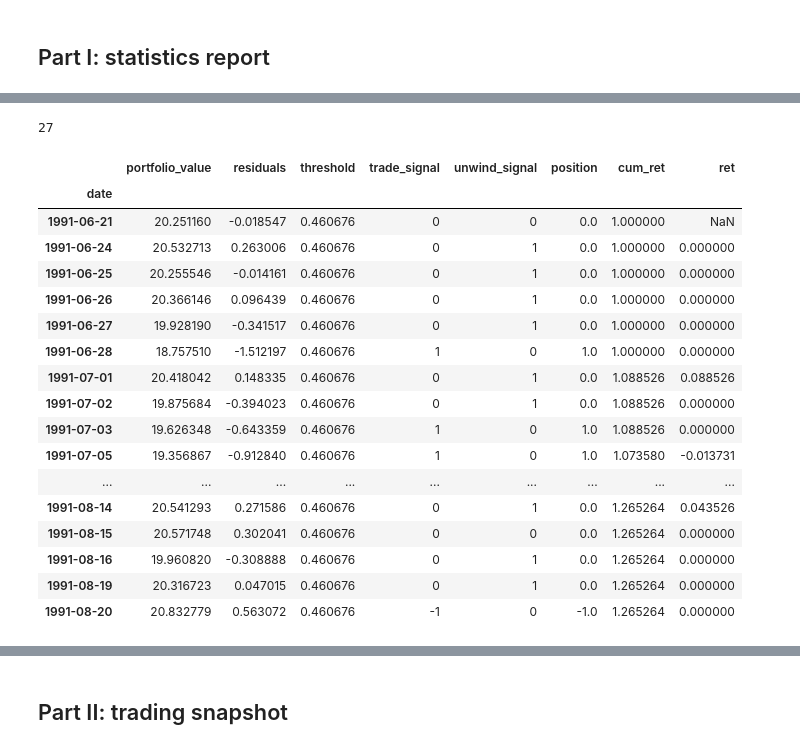
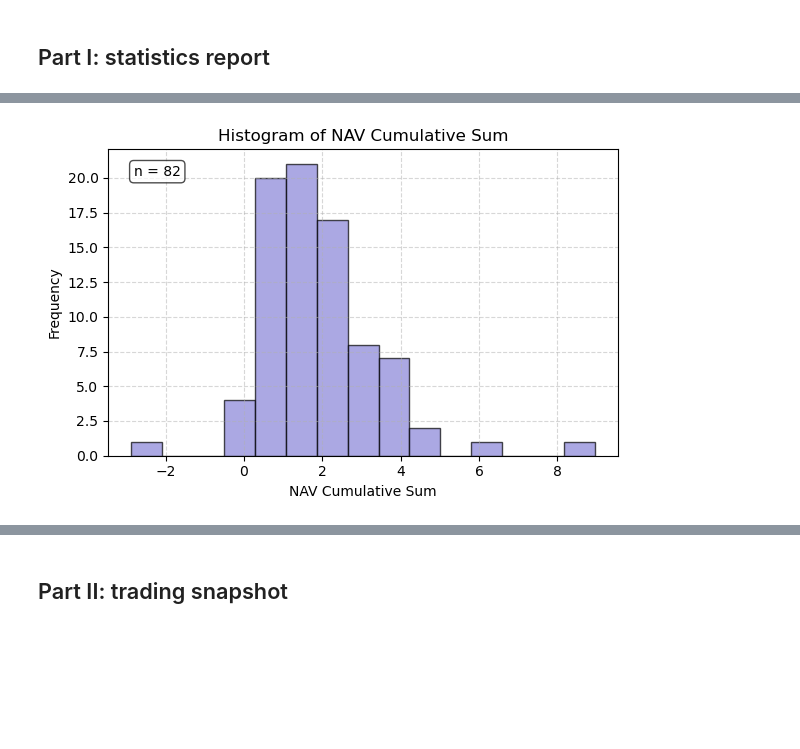
Before and after one commit to KeyangPan/PairsTrading, a Jupyter notebook: main_MRP_visualization.ipynb, the cells around one changed output, grey strips where cells are left out. Cells and saved outputs as stored; diff of their text form; code cells hidden in the pictures; blank space fills up the shorter version.

Commit message:
finished results visualization

```diff
--- a/main_MRP_visualization.ipynb
+++ b/main_MRP_visualization.ipynb
@@ -242,25 +142,17 @@ Name: daily_ret, dtype: float64
-# %%
-np.argmax(stats_df['cum_return'])
-# %% [output]
-27
-# %%
-test_list_filtered[5]
-# %% [output]
-|  | portfolio_value | residuals | threshold | trade_signal | unwind_signal | position | cum_ret | ret |
-| date |  |  |  |  |  |  |  |  |
-| 1991-06-21 | 20.251160 | -0.018547 | 0.460676 | 0 | 0 | 0.0 | 1.000000 | NaN |
-| 1991-06-24 | 20.532713 | 0.263006 | 0.460676 | 0 | 1 | 0.0 | 1.000000 | 0.000000 |
-| 1991-06-25 | 20.255546 | -0.014161 | 0.460676 | 0 | 1 | 0.0 | 1.000000 | 0.000000 |
-| 1991-06-26 | 20.366146 | 0.096439 | 0.460676 | 0 | 1 | 0.0 | 1.000000 | 0.000000 |
-| 1991-06-27 | 19.928190 | -0.341517 | 0.460676 | 0 | 1 | 0.0 | 1.000000 | 0.000000 |
-| 1991-06-28 | 18.757510 | -1.512197 | 0.460676 | 1 | 0 | 1.0 | 1.000000 | 0.000000 |
-| 1991-07-01 | 20.418042 | 0.148335 | 0.460676 | 0 | 1 | 0.0 | 1.088526 | 0.088526 |
-| 1991-07-02 | 19.875684 | -0.394023 | 0.460676 | 0 | 1 | 0.0 | 1.088526 | 0.000000 |
-| 1991-07-03 | 19.626348 | -0.643359 | 0.460676 | 1 | 0 | 1.0 | 1.088526 | 0.000000 |
-| 1991-07-05 | 19.356867 | -0.912840 | 0.460676 | 1 | 0 | 1.0 | 1.073580 | -0.013731 |
-| ... | ... | ... | ... | ... | ... | ... | ... | ... |
-| 1991-08-14 | 20.541293 | 0.271586 | 0.460676 | 0 | 1 | 0.0 | 1.265264 | 0.043526 |
-| 1991-08-15 | 20.571748 | 0.302041 | 0.460676 | 0 | 0 | 0.0 | 1.265264 | 0.000000 |
-| 1991-08-16 | 19.960820 | -0.308888 | 0.460676 | 0 | 1 | 0.0 | 1.265264 | 0.000000 |
-| 1991-08-19 | 20.316723 | 0.047015 | 0.460676 | 0 | 1 | 0.0 | 1.265264 | 0.000000 |
-| 1991-08-20 | 20.832779 | 0.563072 | 0.460676 | -1 | 0 | -1.0 | 1.265264 | 0.000000 |
+# %%
+# Plot 1: Histogram of nav_cumsum
+
+def plot_nav_cumsum(stats_df):
+    plt.figure(figsize=(6, 4))
+    plt.hist(stats_df['nav_cumsum'], bins=15, color='#8884d8', alpha=0.7, edgecolor='black')
+    plt.title('Histogram of NAV Cumulative Sum')
+    plt.xlabel('NAV Cumulative Sum')
+    plt.ylabel('Frequency')
+    plt.grid(True, linestyle='--', alpha=0.5)
+    plt.text(0.05, 0.95, f'n = {len(stats_df)}', transform=plt.gca().transAxes,
+            verticalalignment='top', bbox=dict(boxstyle='round', facecolor='white', alpha=0.7))
+    plt.tight_layout()
+    plt.show()
+plot_nav_cumsum(stats_df)
+# %% [output]
+[figure, added]
```
Also changed, not shown: parts of 16 cells of this notebook.
